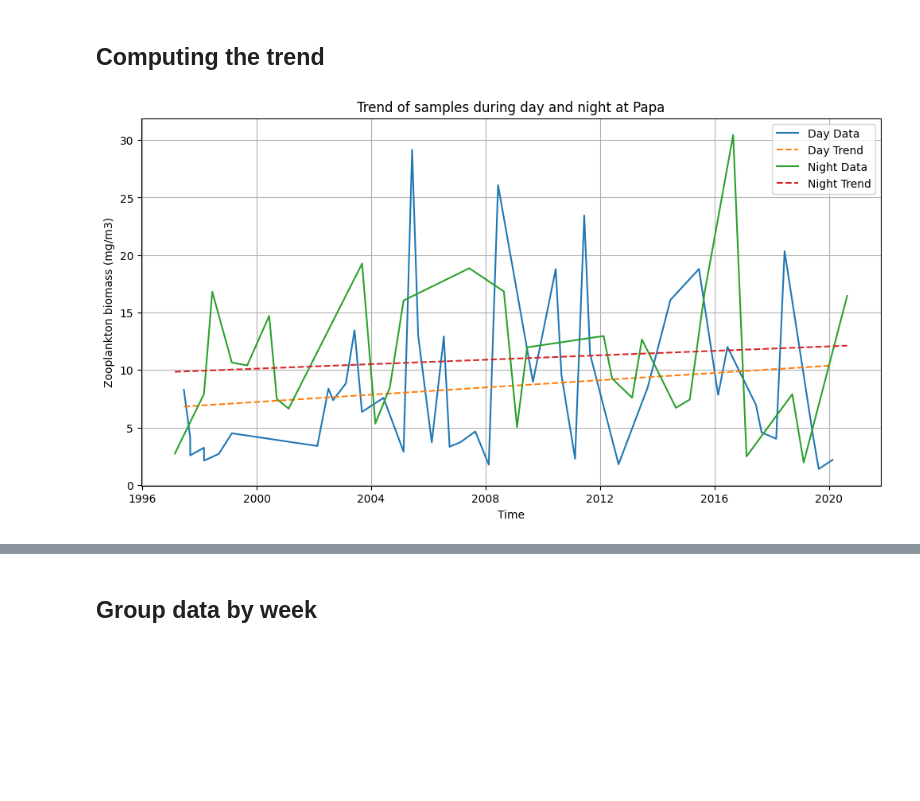
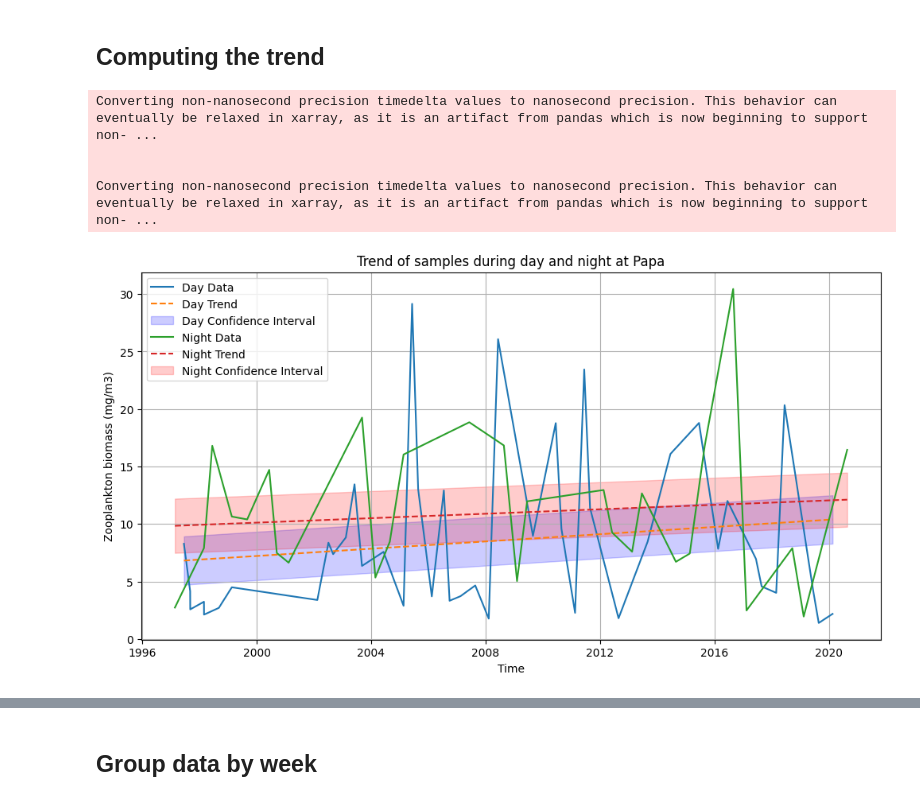
Before and after one commit to Ash12H/Seapopym-optimization, a Jupyter notebook: notebooks/1_data_processing/1_1_Forcing/1_1_7_1_climato_obs_papa.ipynb, the cells around one changed output, grey strips where cells are left out. Saved outputs shown, nothing was run; the diff lists cells and outputs as text; code cells hidden in the pictures; blank space fills up the shorter version.

```diff
--- a/notebooks/1_data_processing/1_1_Forcing/1_1_7_1_climato_obs_papa.ipynb
+++ b/notebooks/1_data_processing/1_1_Forcing/1_1_7_1_climato_obs_papa.ipynb
@@ -67,31 +139,70 @@ plt.show()
 # %%
 # Extraire les données de jour et de nuit
 day_data = data["day"][:, 0, 0, 0].dropna(dim="time")
 night_data = data["night"][:, 0, 0, 0].dropna(dim="time")
 
 # Extraire les indices de temps en jours
 time_indices = (day_data["time"] - day_data["time"][0]).astype("timedelta64[D]").astype(int)
 
 # Ajuster une ligne droite aux données de jour
 day_trend = np.polyfit(time_indices, day_data, 1)
 day_trend_line = np.polyval(day_trend, time_indices)
 
 # Ajuster une ligne droite aux données de nuit
 night_time_indices = (night_data["time"] - night_data["time"][0]).astype("timedelta64[D]").astype(int)
 night_trend = np.polyfit(night_time_indices, night_data, 1)
 night_trend_line = np.polyval(night_trend, night_time_indices)
 
-# Tracer les données et les tendances
+# Calculer l'erreur standard des tendances de jour et de nuit
+day_std_error = np.std(day_data - day_trend_line) / np.sqrt(len(day_data))
+night_std_error = np.std(night_data - night_trend_line) / np.sqrt(len(night_data))
+
+# Définir le niveau de confiance (par exemple, 95%)
+confidence_level = 0.95
+degrees_freedom_day = len(day_data) - 2
+degrees_freedom_night = len(night_data) - 2
+
+# Calculer la valeur critique t pour le niveau de confiance et les degrés de liberté
+t_critical_day = t.ppf((1 + confidence_level) / 2, degrees_freedom_day)
+t_critical_night = t.ppf((1 + confidence_level) / 2, degrees_freedom_night)
+
+# Calculer l'intervalle de confiance
+day_confidence_interval = float(t_critical_day * day_std_error)
+night_confidence_interval = float(t_critical_night * night_std_error)
+
+# Tracer les données et les intervalles de confiance
 plt.figure(figsize=(12, 6))
 plt.plot(day_data["time"], day_data, label="Day Data")
 plt.plot(day_data["time"], day_trend_line, label="Day Trend", linestyle="--")
+plt.fill_between(
+    day_data["time"],
+    day_trend_line - day_confidence_interval,
+    day_trend_line + day_confidence_interval,
+    color="b",
+    alpha=0.2,
+    label="Day Confidence Interval",
+)
+
 plt.plot(night_data["time"], night_data, label="Night Data")
 plt.plot(night_data["time"], night_trend_line, label="Night Trend", linestyle="--")
+plt.fill_between(
+    night_data["time"],
+    night_trend_line - night_confidence_interval,
+    night_trend_line + night_confidence_interval,
+    color="r",
+    alpha=0.2,
+    label="Night Confidence Interval",
+)
+
 plt.legend()
 plt.title(f"Trend of samples during day and night at {station}")
 plt.xlabel("Time")
 plt.ylabel("Zooplankton biomass (mg/m3)")
 plt.grid()
 plt.show()
 # %% [output]
+Converting non-nanosecond precision timedelta values to nanosecond precision. This behavior can eventually be relaxed in xarray, as it is an artifact from pandas which is now beginning to support non- ...
+
+
+Converting non-nanosecond precision timedelta values to nanosecond precision. This behavior can eventually be relaxed in xarray, as it is an artifact from pandas which is now beginning to support non- ...
-[figure, old version]
+[figure, new version]
```
Also changed, not shown: parts of 21 cells of this notebook, 10 other files.
